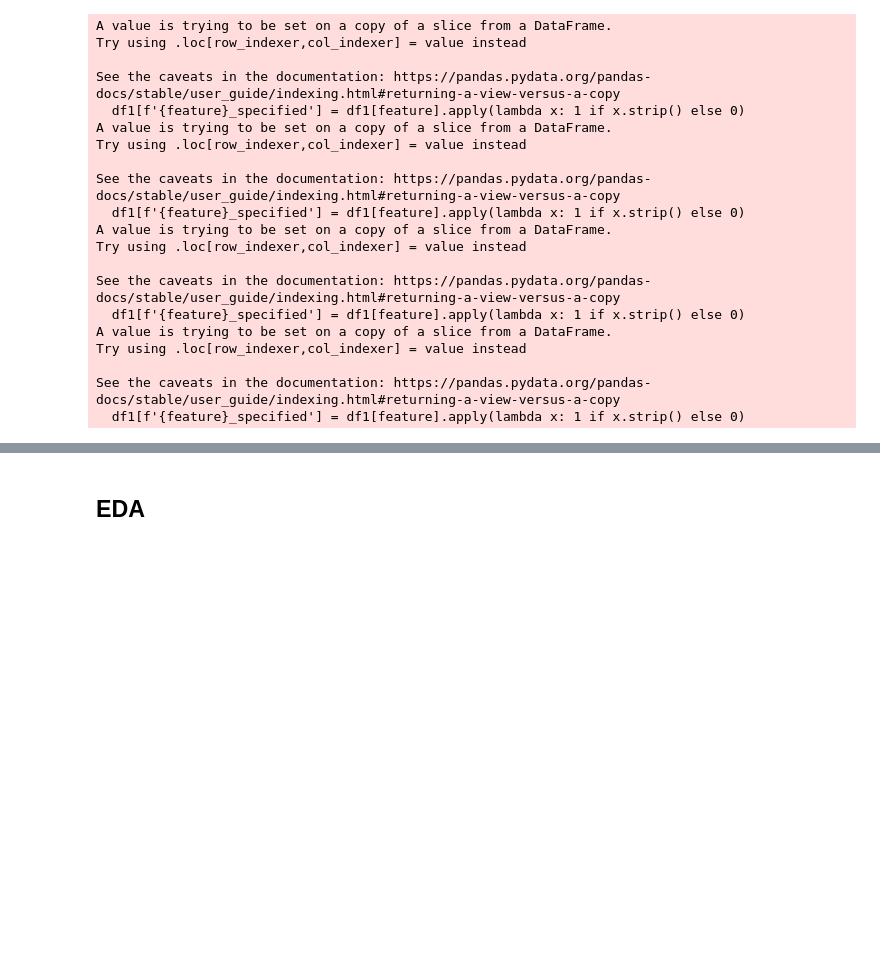
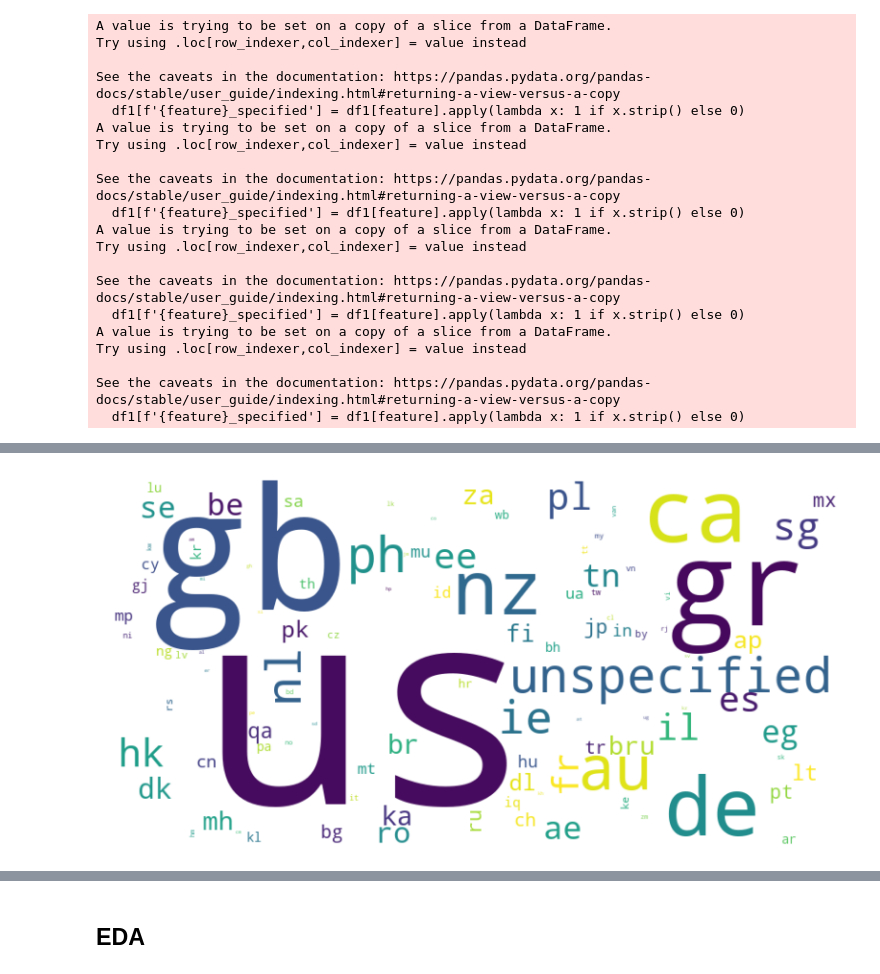
Before and after one commit to SpencerLimSzeSing/fraudulent-job-prediction, a Jupyter notebook: notebook/notebook.ipynb, the cells around one changed output, grey strips where cells are left out. Drawn from its saved outputs; the diff is of its cells as text; code cells hidden in the pictures; blank space fills up the shorter version.

```diff
--- a/notebook/notebook.ipynb
+++ b/notebook/notebook.ipynb
@@ -175,3 +179,5 @@ fraudulent                 0
 dtype: int64
 # %% [markdown]
 Several features exhibit a high proportion of missing values. Missingness in the dataset may reflects real-world job posting behavior and is potentially informative for fraud detection. Therefore, missing values were retained and explicitly encoded instead of removing observations.
+# %%
+df1.drop(columns=['job_id'], inplace=True)
@@ -377,0 +353,19 @@ df1.head(5)
+# %%
+def clean_location_refined(text):
+    if not isinstance(text, str) or not text.strip():
+        return "Unspecified"
+
+    # Split by space
+    parts = text.lower().split()
+    country = parts[0] if len(parts) > 0 else "unspecified"
+    state = parts[1] if len(parts) > 1 else "unspecified"
+
+    # Join remaining parts
+    city = "_".join(parts[2:]) if len(parts) > 2 else "unspecified"
+
+    return country, state, city
+
+# transformation
+df1[['country', 'state', 'city']] = df1['location'].apply(
+    lambda x: pd.Series(clean_location_refined(x))
+)
@@ -378,3 +454,24 @@ df1.head(5)
+# %%
+from wordcloud import WordCloud
+
+# 1. Get counts
+counts = df1[df1['country'] != 'Unspecified']['country'].value_counts().to_dict()
+
+# 2. Generate the cloud
+wordcloud = WordCloud(
+    width=800,
+    height=400,
+    background_color='white',
+    colormap='viridis'
+).generate_from_frequencies(counts)
+
+# 3. Plot
+plt.figure(figsize=(10, 5))
+plt.imshow(wordcloud, interpolation='bilinear')
+plt.axis('off')
+plt.show()
+# %% [output]
+[figure, added]
 # %%
 (df1['country'].unique()).tolist()
 df1['country'].nunique()
```
Also changed, not shown: parts of 47 cells of this notebook, 9 other files.
